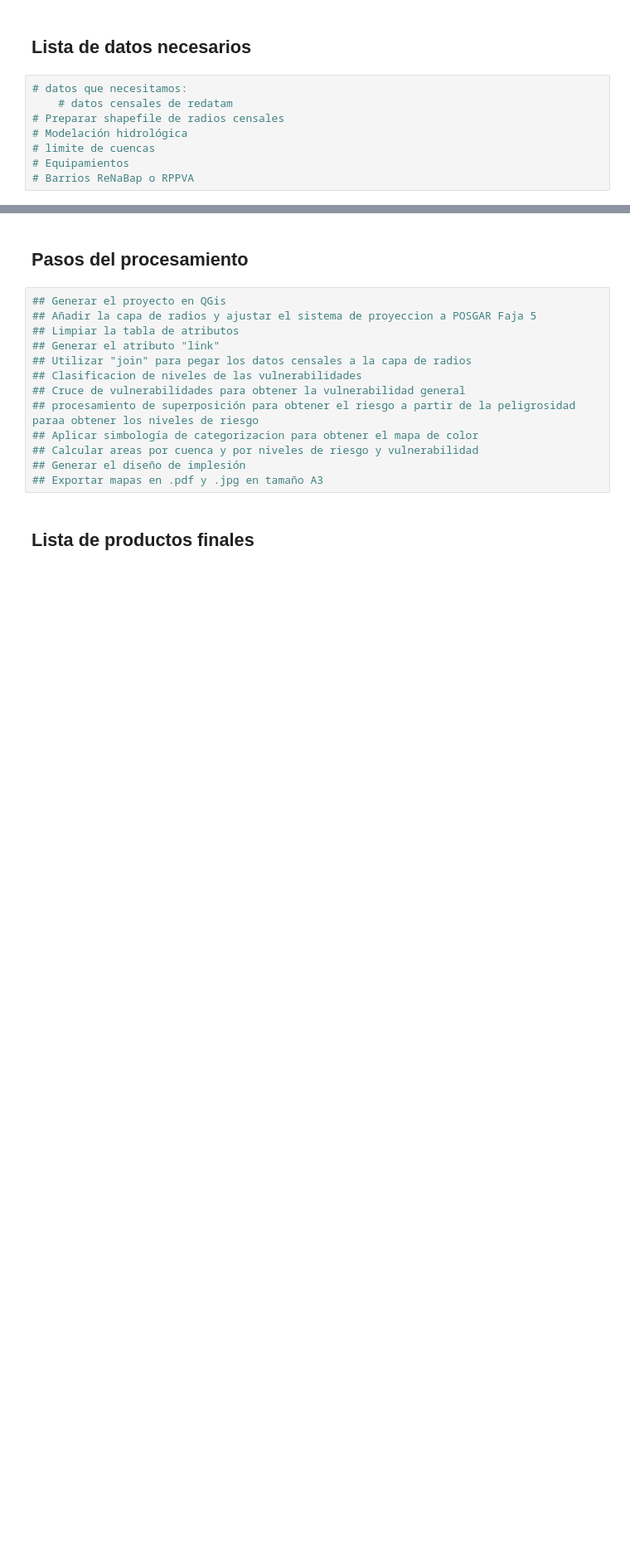
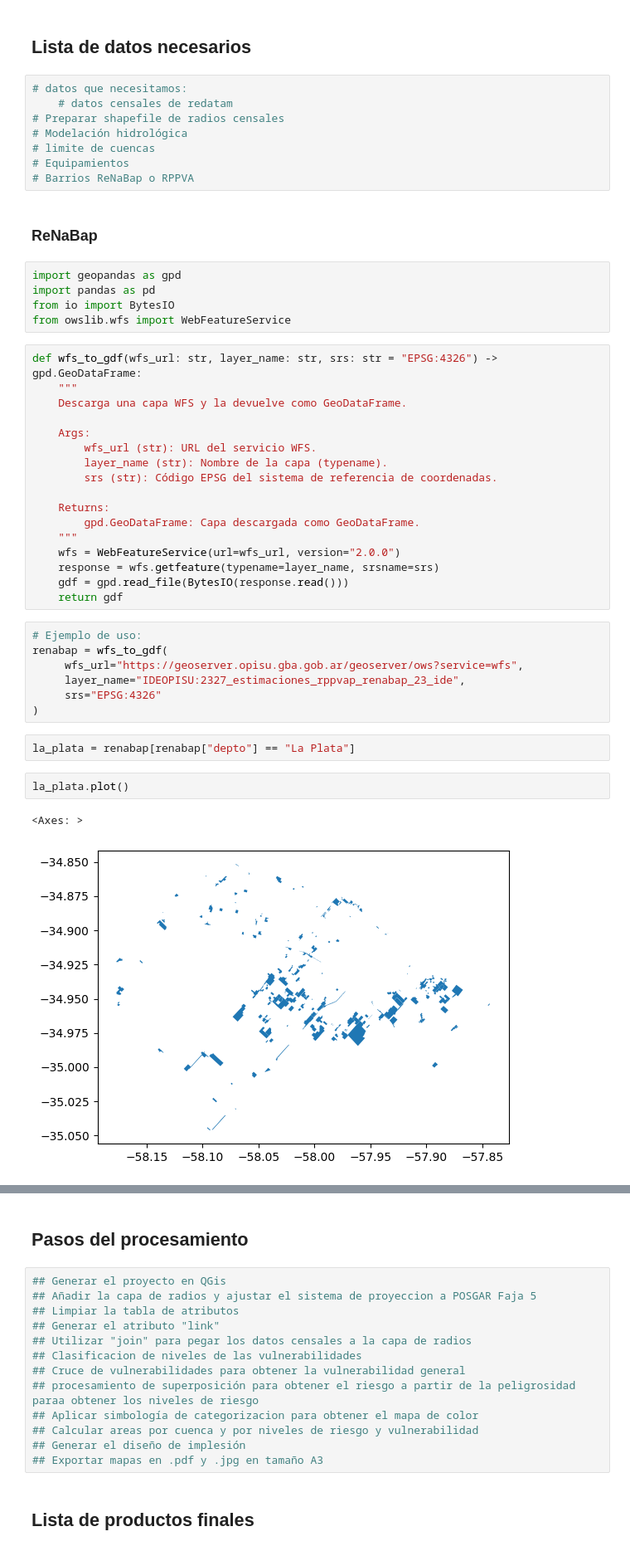
Before and after one commit to nlebovits/ciut-riesgo, a Jupyter notebook: plan.ipynb, the cells around one changed output, grey strips where cells are left out. Shown: that part at 83% size. Drawn from its saved outputs; the diff is of its cells as text; blank space fills up the shorter version.

Commit message:
añadir capas de radios censales, barrios renabap, cuencas y peligrosidad

```diff
--- a/plan.ipynb
+++ b/plan.ipynb
@@ -8,3 +8,41 @@
 # limite de cuencas
 # Equipamientos
 # Barrios ReNaBap o RPPVA
+# %% [markdown]
+### ReNaBap
+# %%
+import geopandas as gpd
+import pandas as pd
+from io import BytesIO
+from owslib.wfs import WebFeatureService
+# %%
+def wfs_to_gdf(wfs_url: str, layer_name: str, srs: str = "EPSG:4326") -> gpd.GeoDataFrame:
+    """
+    Descarga una capa WFS y la devuelve como GeoDataFrame.
+
+    Args:
+        wfs_url (str): URL del servicio WFS.
+        layer_name (str): Nombre de la capa (typename).
+        srs (str): Código EPSG del sistema de referencia de coordenadas.
+
+    Returns:
+        gpd.GeoDataFrame: Capa descargada como GeoDataFrame.
+    """
+    wfs = WebFeatureService(url=wfs_url, version="2.0.0")
+    response = wfs.getfeature(typename=layer_name, srsname=srs)
+    gdf = gpd.read_file(BytesIO(response.read()))
+    return gdf
+# %%
+# Ejemplo de uso:
+renabap = wfs_to_gdf(
+     wfs_url="https://geoserver.opisu.gba.gob.ar/geoserver/ows?service=wfs",
+     layer_name="IDEOPISU:2327_estimaciones_rppvap_renabap_23_ide",
+     srs="EPSG:4326"
+)
+# %%
+la_plata = renabap[renabap["depto"] == "La Plata"]
+# %%
+la_plata.plot()
+# %% [output]
+<Axes: >
+[figure, added]
```
Also changed, not shown: parts of 14 cells of this notebook, 2 other files.
